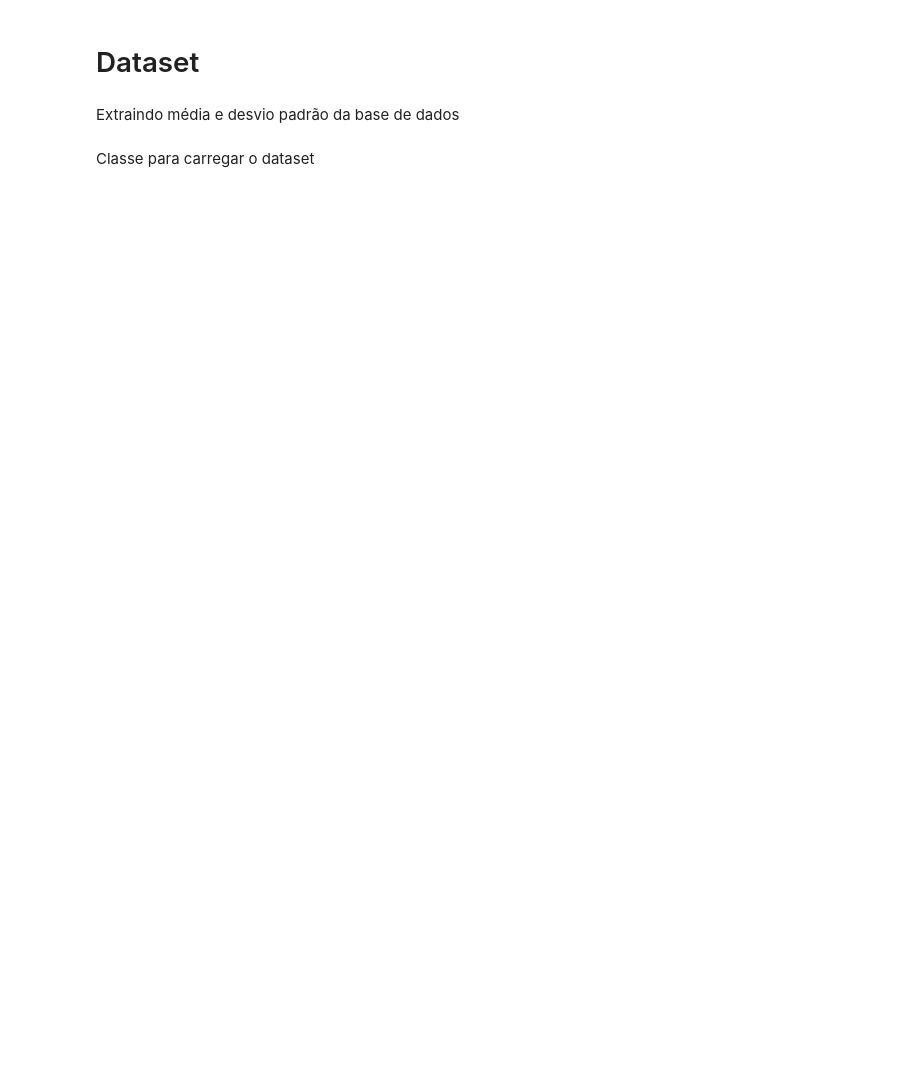
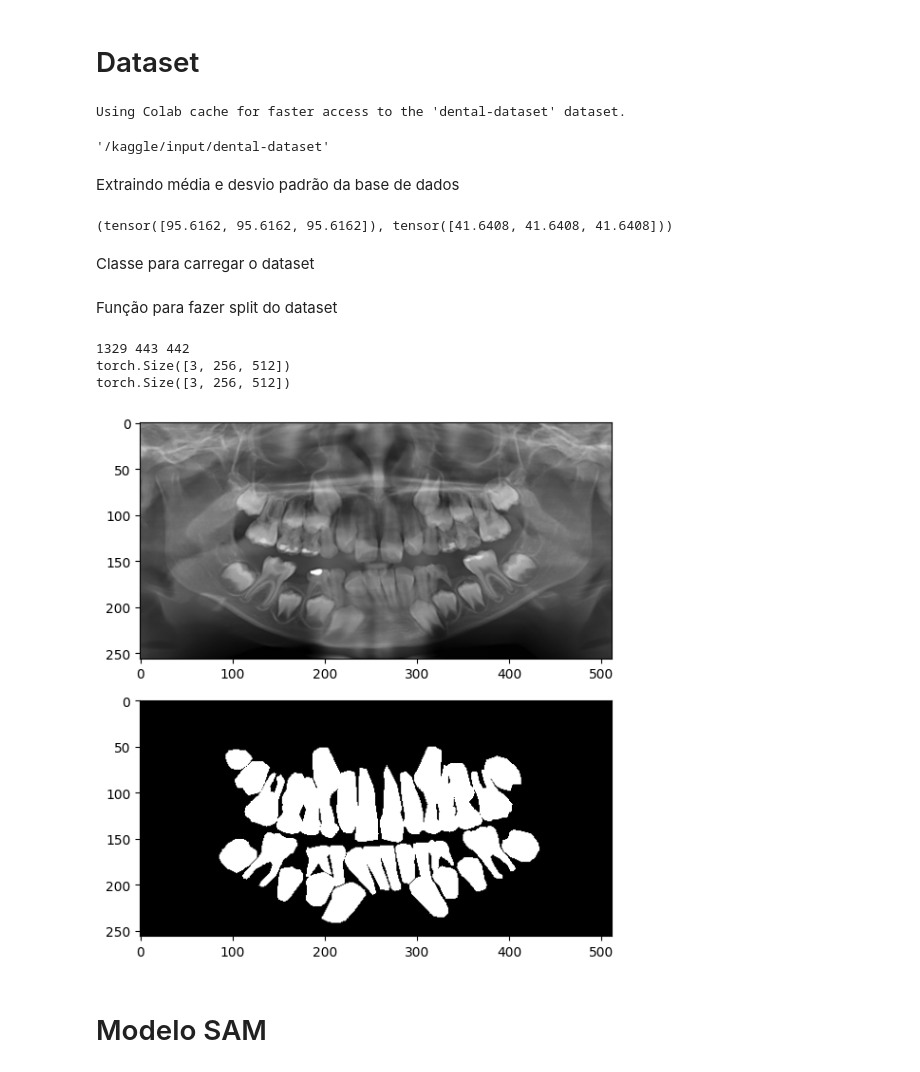
Before and after one commit to pedrotokar/deeplearning-assignments, a Jupyter notebook: Assignment 4/Deep Learning Assignment 4.ipynb, the cells around one changed output. Saved outputs shown, nothing was run; the diff lists cells and outputs as text; code cells hidden in the pictures; blank space fills up the shorter version.

Commit message:
Adicionei células para usar o modelo e melhorei gerenciamento do path do dataset

```diff
--- a/Assignment 4/Deep Learning Assignment 4.ipynb
+++ b/Assignment 4/Deep Learning Assignment 4.ipynb
@@ -89,13 +107,17 @@ DEVICE
 # %% [markdown]
 # Dataset
 # %%
-tooth_dataset_path = kagglehub.dataset_download("vitordonascimento/dental-dataset")
-tooth_dataset_path
+TOOTH_DATASET_PATH = kagglehub.dataset_download("vitordonascimento/dental-dataset")
+#TOOTH_DATASET_PATH = "/kaggle/input/dental-dataset"
+TOOTH_DATASET_PATH
+# %% [output]
+Using Colab cache for faster access to the 'dental-dataset' dataset.
+'/kaggle/input/dental-dataset'
 # %% [markdown]
 Extraindo média e desvio padrão da base de dados
 # %%
 def get_sample_mean_and_std_ds(dataset_path, image_type="jpg", device=DEVICE):
-    data = glob(dataset_path + "*." + image_type)
+    data = glob(join(dataset_path, "*." + image_type))
 
     N = len(data)
 
@@ -109,24 +131,20 @@ def get_sample_mean_and_std_ds(dataset_path, image_type="jpg", device=DEVICE):
 
     return means_sum / N, stds_sum / N
 
-# TODO: Ajustar aqui também para funcionar fora do kaggle
-DS_MEAN, DS_STD = get_sample_mean_and_std_ds("/kaggle/input/dental-dataset/dental-dataset/adult/images/")
+DS_MEAN, DS_STD = get_sample_mean_and_std_ds(join(TOOTH_DATASET_PATH, "dental-dataset", "adult", "images"))
 DS_MEAN, DS_STD
+# %% [output]
+(tensor([95.6162, 95.6162, 95.6162]), tensor([41.6408, 41.6408, 41.6408]))
 # %% [markdown]
 Classe para carregar o dataset
 # %%
 class SegmentationDataset(Dataset):
-    def __init__(self, dataset="adult", image_size=None, normalize=True, device=DEVICE):
-        #TODO: Ajustar caminhos para rodar fora do kaggle
-        try:
-            _origin_path_data = "/kaggle/input/dental-dataset/dental-dataset/"
-        except:
-            _origin_path_data = "/dental-dataset/dental-dataset/"
+    def __init__(self, dataset="adult", image_size=None, normalize=False, dataset_path = TOOTH_DATASET_PATH, device=DEVICE):
 
-        self._path_data = _origin_path_data + dataset + "/images/"
-        self._path_masks = _origin_path_data + dataset + "/masks/"
+        self._path_data = join(dataset_path, "dental-dataset", dataset, "images")
+        self._path_masks = join(dataset_path, "dental-dataset", dataset, "masks")
 
-        self.data = glob(self._path_data + "*jpg")
+        self.data = glob(join(self._path_data, "*.jpg"))
 
         self.device = device
 
@@ -159,6 +177,8 @@ class SegmentationDataset(Dataset):
     def orig_image(self, index):
         image_path = self.data[index]
         return decode_image(image_path)
+# %% [markdown]
+Função para fazer split do dataset
 # %%
 def get_train_test_split(dataset, test_prop=0.2):
     n_features = len(dataset)
@@ -168,19 +188,29 @@ def get_train_test_split(dataset, test_prop=0.2):
 
     return random_split(dataset, [train_size, test_size])
 # %%
-# Exemplo de uso
-data = SegmentationDataset(image_size=[256, 512])
+# Exemplo de uso do dataset com split
+data = SegmentationDataset(image_size=[256, 512], device = "cpu")
 
 ds_train, ds_test = get_train_test_split(data)
 ds_train, ds_val = get_train_test_split(ds_train, 1/4)
 
 print(len(ds_train), len(ds_val), len(ds_test))
 
 for i in range(2):
     imgs_train, masks_train = ds_train[i]
     print(imgs_train.shape)
 
-plt.imshow(imgs_train[0].to("cpu"))
+fig, axes = plt.subplots(2, 1, figsize=(6, 6))
+axes[0].imshow(imgs_train.permute(1, 2, 0).to("cpu"))
+axes[1].imshow(masks_train.permute(1, 2, 0).to("cpu"))
+plt.tight_layout()
+# %% [output]
+1329 443 442
+torch.Size([3, 256, 512])
+torch.Size([3, 256, 512])
+[figure, added]
+# %% [markdown]
+# Modelo SAM
 # %%
 sam_checkpoint = "sam_vit_b_01ec64.pth"
 model_type = "vit_b"
```
Also changed, not shown: parts of 10 cells of this notebook.
